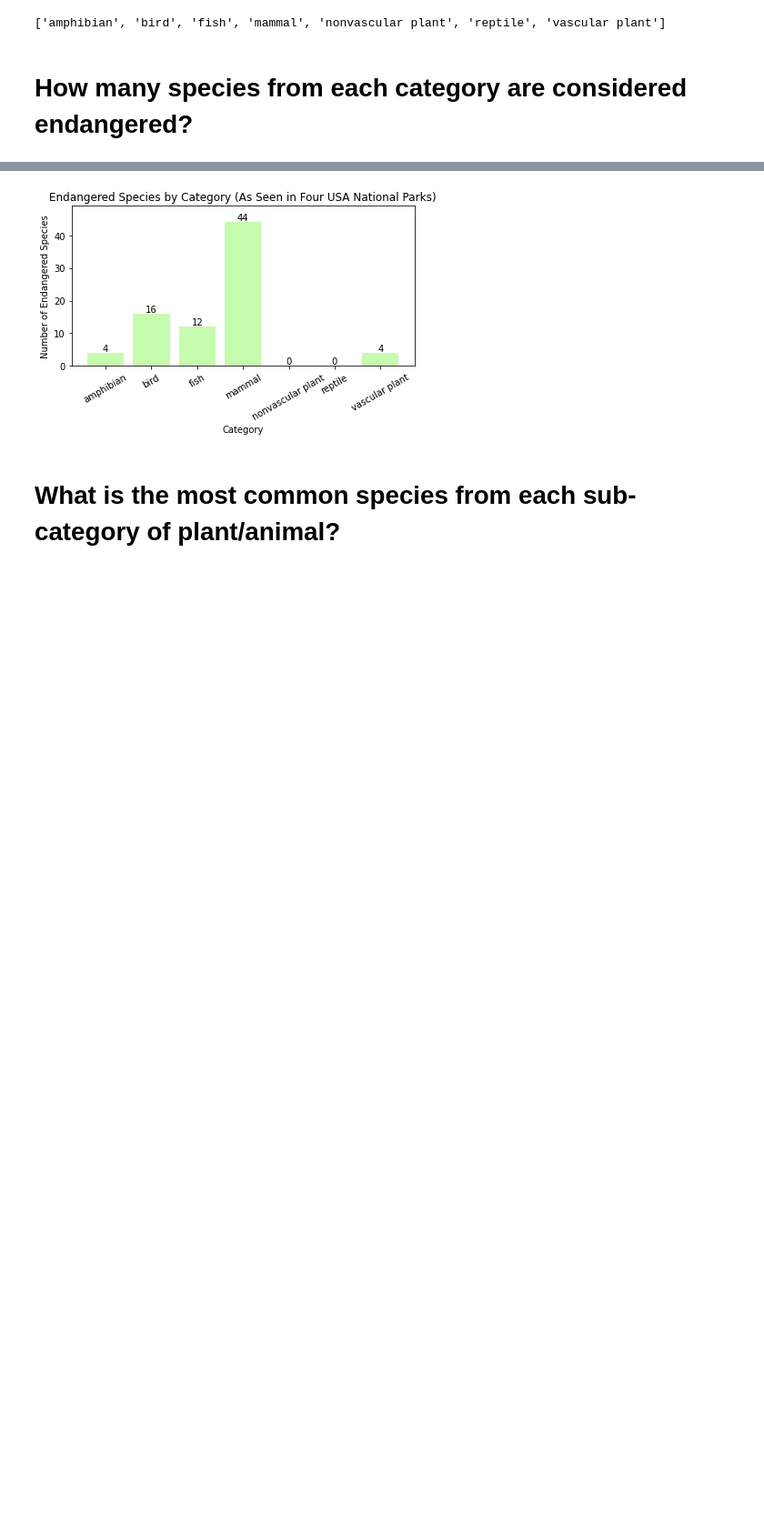
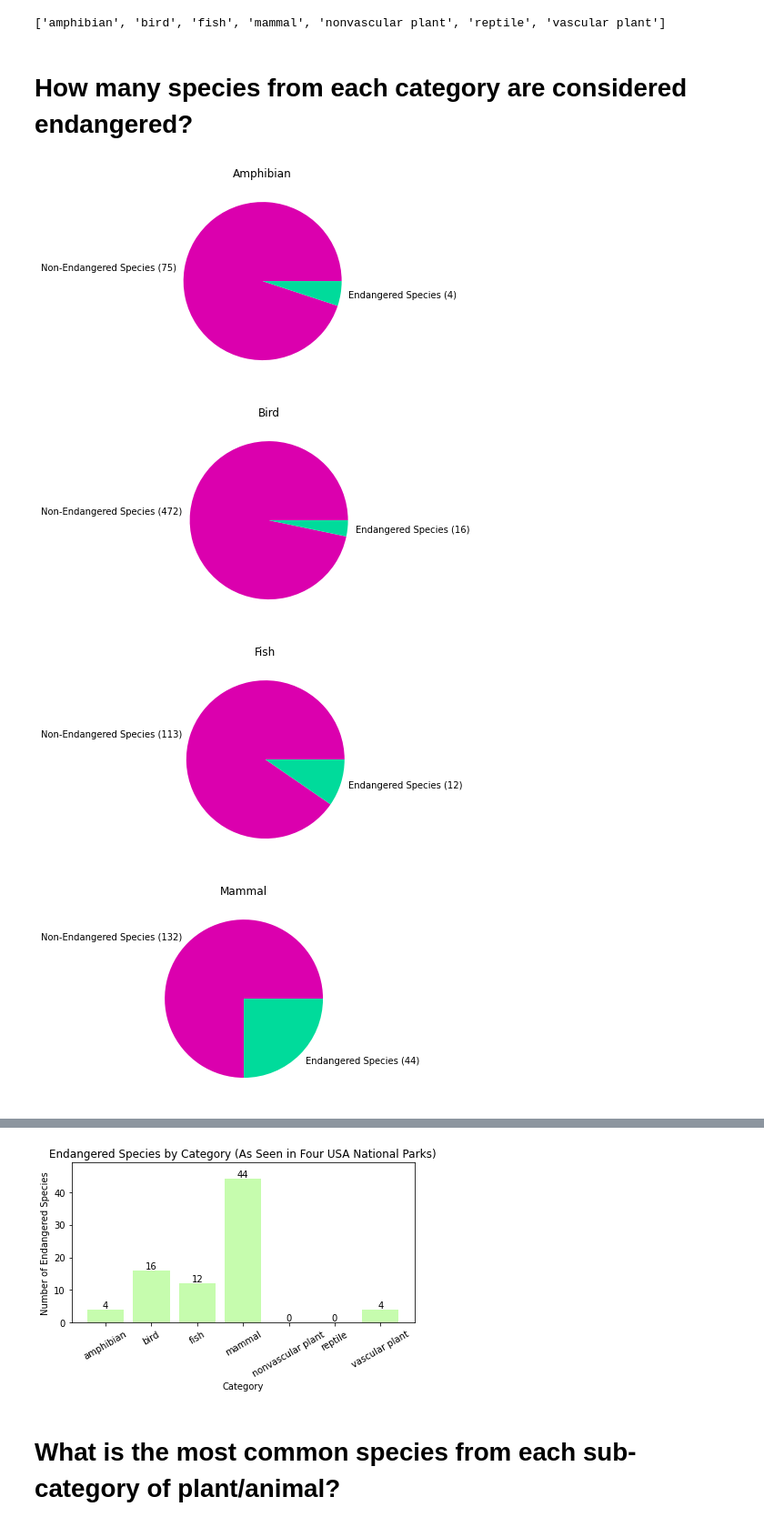
Before and after one commit to zarzarbinks0702/Biodiversity-In-National-Parks, a Jupyter notebook: biodiversity.ipynb, the cells around one changed output, grey strips where cells are left out. Shown at 91% size. Drawn from its saved outputs; the diff is of its cells as text; code cells hidden in the pictures; blank space fills up the shorter version.

```diff
--- a/biodiversity.ipynb
+++ b/biodiversity.ipynb
@@ -101,3 +102,28 @@ def group_by_endangered(list_of_df):
 # %%
 category_df_list = [amphibian, bird, fish, mammal, nonvascular_plant, reptile, vascular_plant]
 endangered_count = group_by_endangered(category_df_list)
+# %%
+categories = ['amphibian', 'bird', 'fish', 'mammal', 'nonvascular plant', 'reptile', 'vascular plant']
+
+species_counts = []
+
+for category in category_df_list:
+    species_count = len(category['scientific_name'].unique())
+    species_counts.append(species_count)
+
+for i in range(len(species_counts)):
+    species_counts[i] = species_counts[i] - endangered_count[i]
+
+endangered_by_species = list(zip(species_counts, endangered_count))
+# %%
+colors = ['#db00ae', '#00db9b']
+for i in range(len(endangered_by_species)):
+    plt.pie(endangered_by_species[i], colors=colors, labels=[f'Non-Endangered Species ({endangered_by_species[i][0]})', f'Endangered Species ({endangered_by_species[i][1]})'])
+    plt.title(categories[i].title())
+    plt.savefig(f"Images/endangered_species_by_category_{i}.png", bbox_inches="tight")
+    plt.show()
+# %% [output]
+[figure, added]
+[figure, added]
+[figure, added]
+[figure, added]
```
Also changed, not shown: parts of 8 cells of this notebook, 8 other files.
